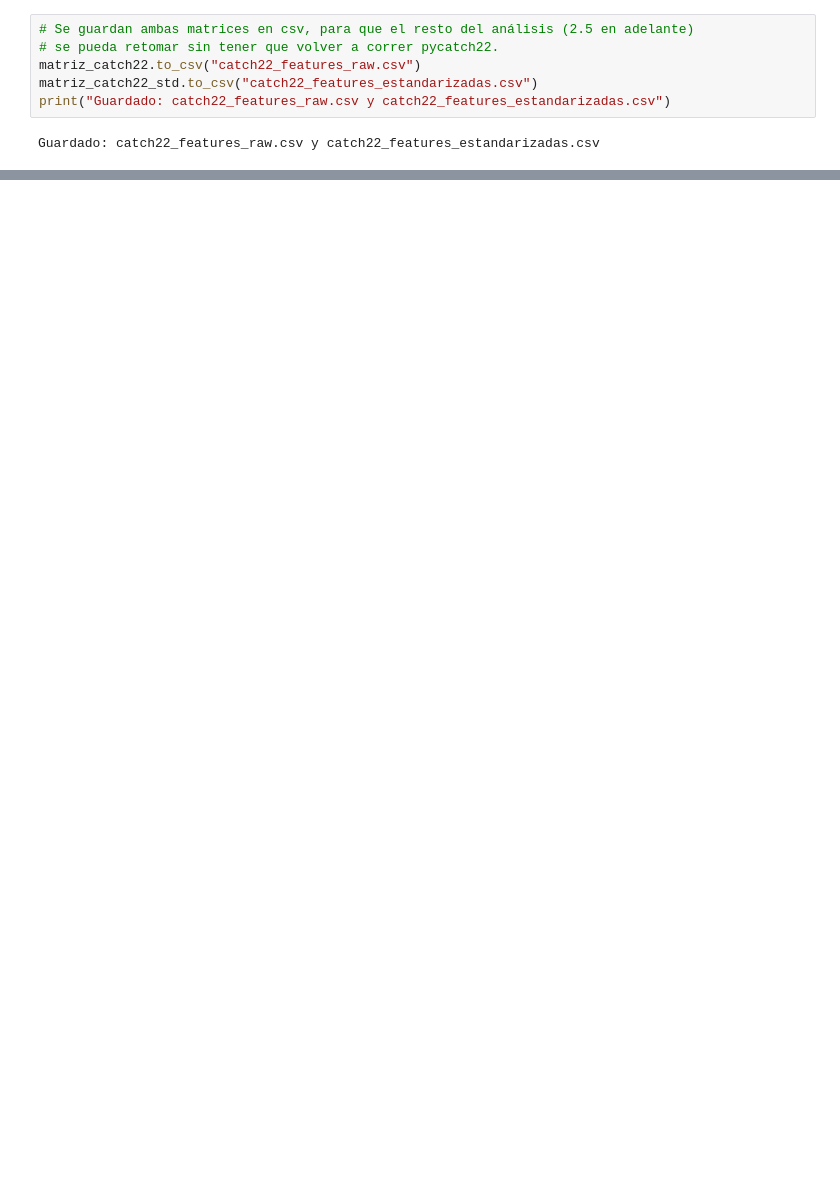
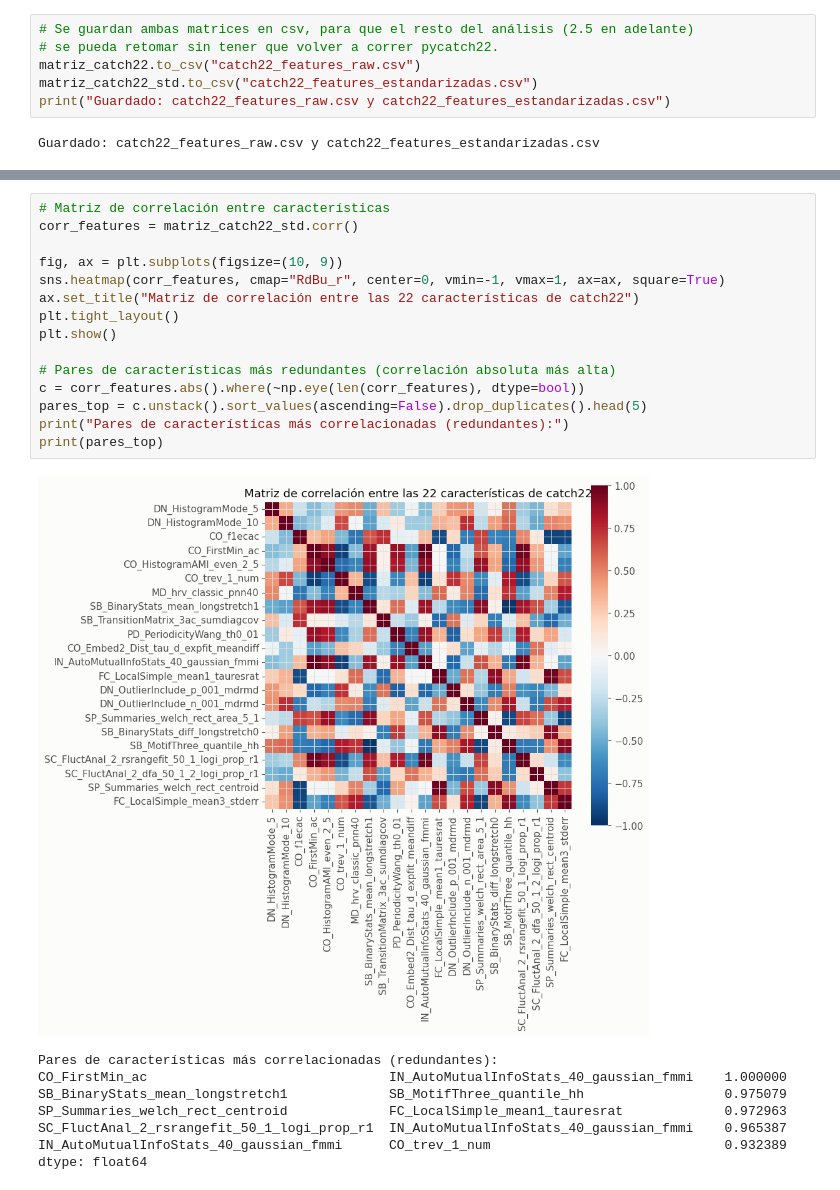
Before and after one commit to nilsmuralles/Lab2-DataScience, a Jupyter notebook: catch22_series.ipynb, the cells around one changed output, grey strips where cells are left out. Drawn from its saved outputs; the diff is of its cells as text; blank space fills up the shorter version.

```diff
--- a/catch22_series.ipynb
+++ b/catch22_series.ipynb
@@ -187,0 +279,24 @@ Guardado: catch22_features_raw.csv y catch22_features_estandarizadas.csv
+# %%
+# Matriz de correlación entre características
+corr_features = matriz_catch22_std.corr()
+
+fig, ax = plt.subplots(figsize=(10, 9))
+sns.heatmap(corr_features, cmap="RdBu_r", center=0, vmin=-1, vmax=1, ax=ax, square=True)
+ax.set_title("Matriz de correlación entre las 22 características de catch22")
+plt.tight_layout()
+plt.show()
+
+# Pares de características más redundantes (correlación absoluta más alta)
+c = corr_features.abs().where(~np.eye(len(corr_features), dtype=bool))
+pares_top = c.unstack().sort_values(ascending=False).drop_duplicates().head(5)
+print("Pares de características más correlacionadas (redundantes):")
+print(pares_top)
+# %% [output]
+[figure, added]
+Pares de características más correlacionadas (redundantes):
+CO_FirstMin_ac                               IN_AutoMutualInfoStats_40_gaussian_fmmi    1.000000
+SB_BinaryStats_mean_longstretch1             SB_MotifThree_quantile_hh                  0.975079
+SP_Summaries_welch_rect_centroid             FC_LocalSimple_mean1_tauresrat             0.972963
+SC_FluctAnal_2_rsrangefit_50_1_logi_prop_r1  IN_AutoMutualInfoStats_40_gaussian_fmmi    0.965387
+IN_AutoMutualInfoStats_40_gaussian_fmmi      CO_trev_1_num                              0.932389
+dtype: float64
```
Also changed, not shown: parts of 7 cells of this notebook, 2 other files.
